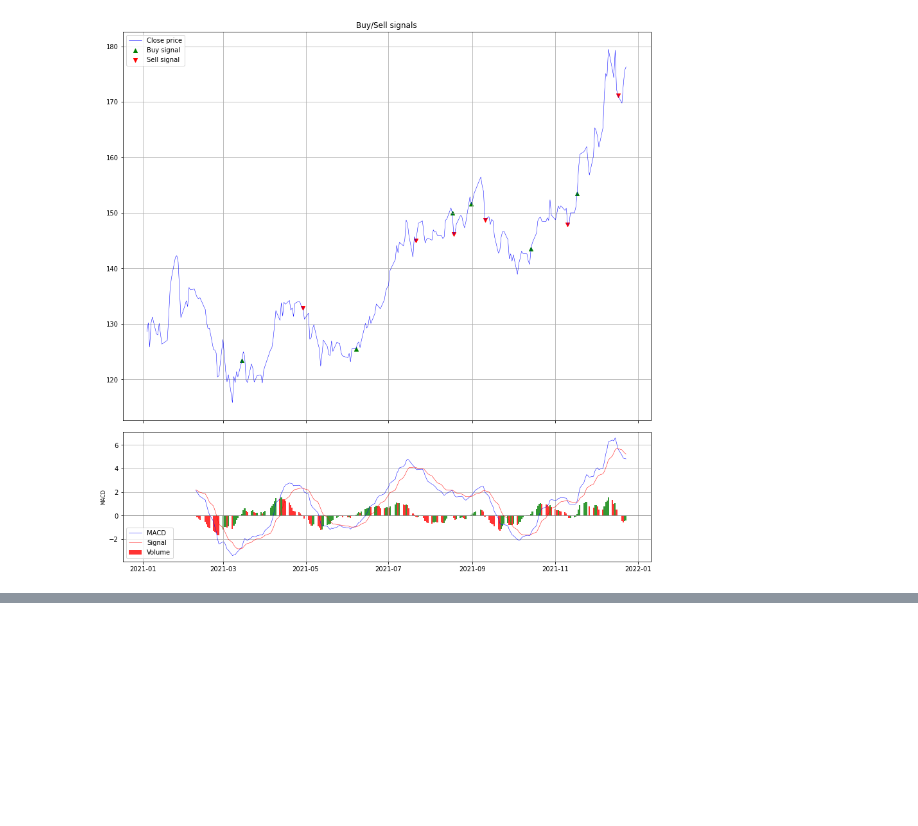
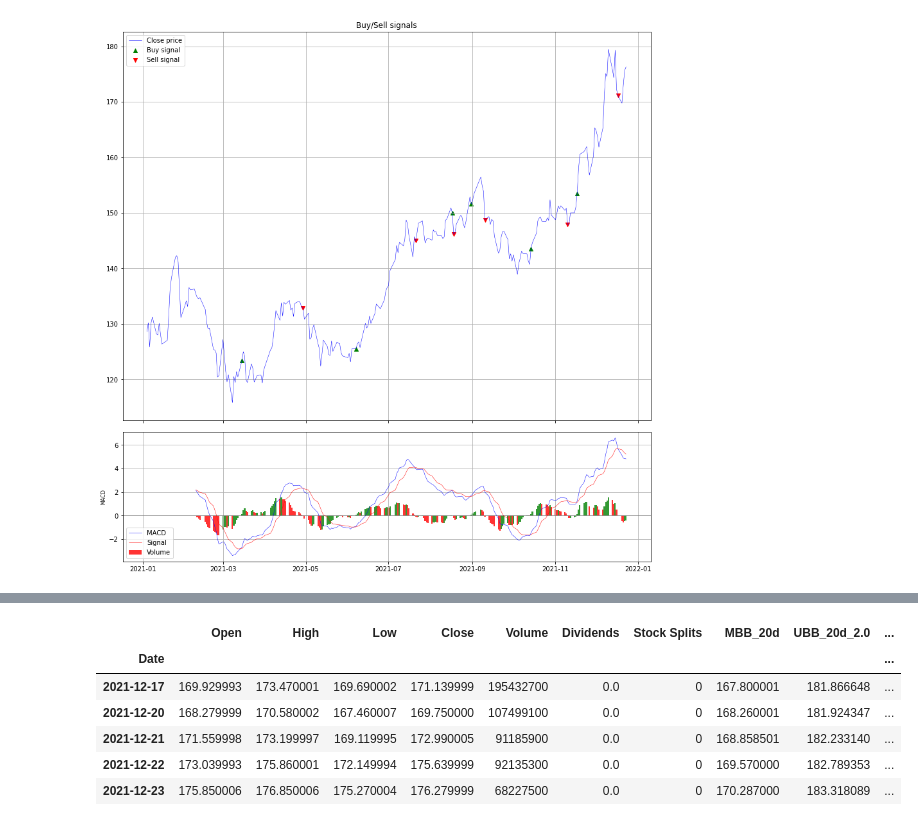
Before and after one commit to aahouzi/Stock-price-forecasting, a Jupyter notebook: notebooks/quantitative_trading_strategies.ipynb, the cells around one changed output, grey strips where cells are left out. Drawn from its saved outputs; the diff is of its cells as text; code cells hidden in the pictures; blank space fills up the shorter version.

```diff
--- a/notebooks/quantitative_trading_strategies.ipynb
+++ b/notebooks/quantitative_trading_strategies.ipynb
@@ -343,0 +371,14 @@ plt.show()
+# %%
+df_apple["MBB_20d"] = df_apple["Close"].rolling(20).mean()
+std_20d = df_apple["Close"].rolling(20).std()
+df_apple["UBB_20d_2.0"] = df_apple["MBB_20d"] + 2.0 * std_20d
+df_apple["LBB_20d_2.0"] = df_apple["MBB_20d"] - 2.0 * std_20d
+df_apple.tail()
+# %% [output]
+|  | Open | High | Low | Close | Volume | Dividends | Stock Splits | MBB_20d | UBB_20d_2.0 | ... |
+| Date |  |  |  |  |  |  |  |  |  | ... |
+| 2021-12-17 | 169.929993 | 173.470001 | 169.690002 | 171.139999 | 195432700 | 0.0 | 0 | 167.800001 | 181.866648 | ... |
+| 2021-12-20 | 168.279999 | 170.580002 | 167.460007 | 169.750000 | 107499100 | 0.0 | 0 | 168.260001 | 181.924347 | ... |
+| 2021-12-21 | 171.559998 | 173.199997 | 169.119995 | 172.990005 | 91185900 | 0.0 | 0 | 168.858501 | 182.233140 | ... |
+| 2021-12-22 | 173.039993 | 175.860001 | 172.149994 | 175.639999 | 92135300 | 0.0 | 0 | 169.570000 | 182.789353 | ... |
+| 2021-12-23 | 175.850006 | 176.850006 | 175.270004 | 176.279999 | 68227500 | 0.0 | 0 | 170.287000 | 183.318089 | ... |
```
Also changed, not shown: parts of 12 cells of this notebook.
